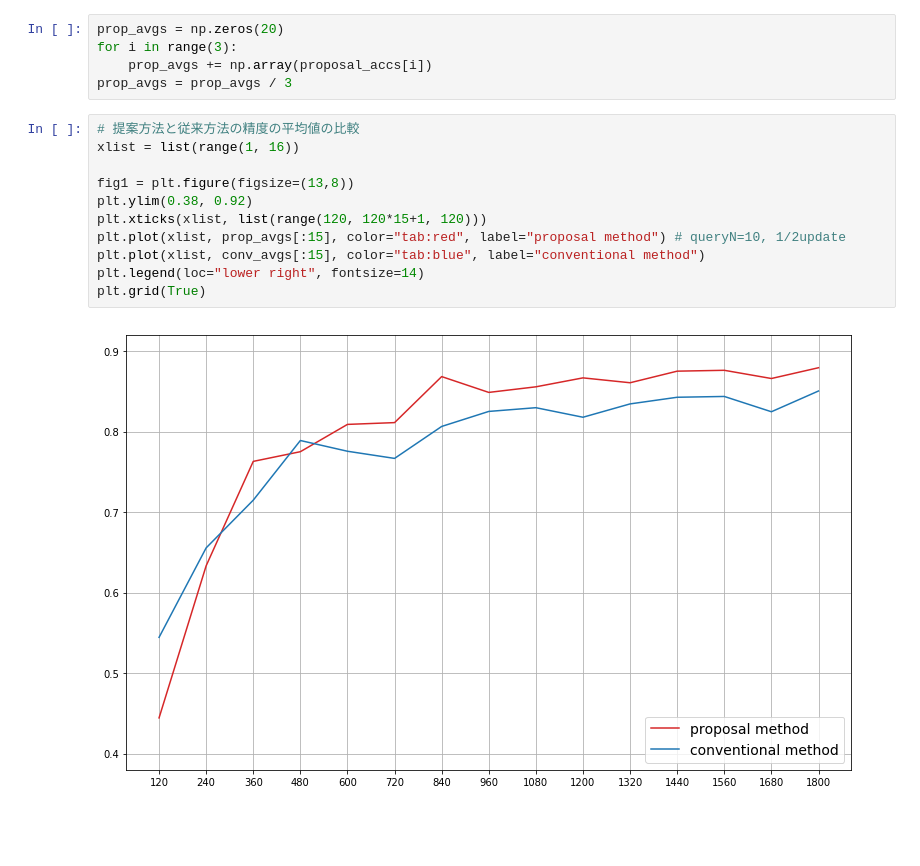
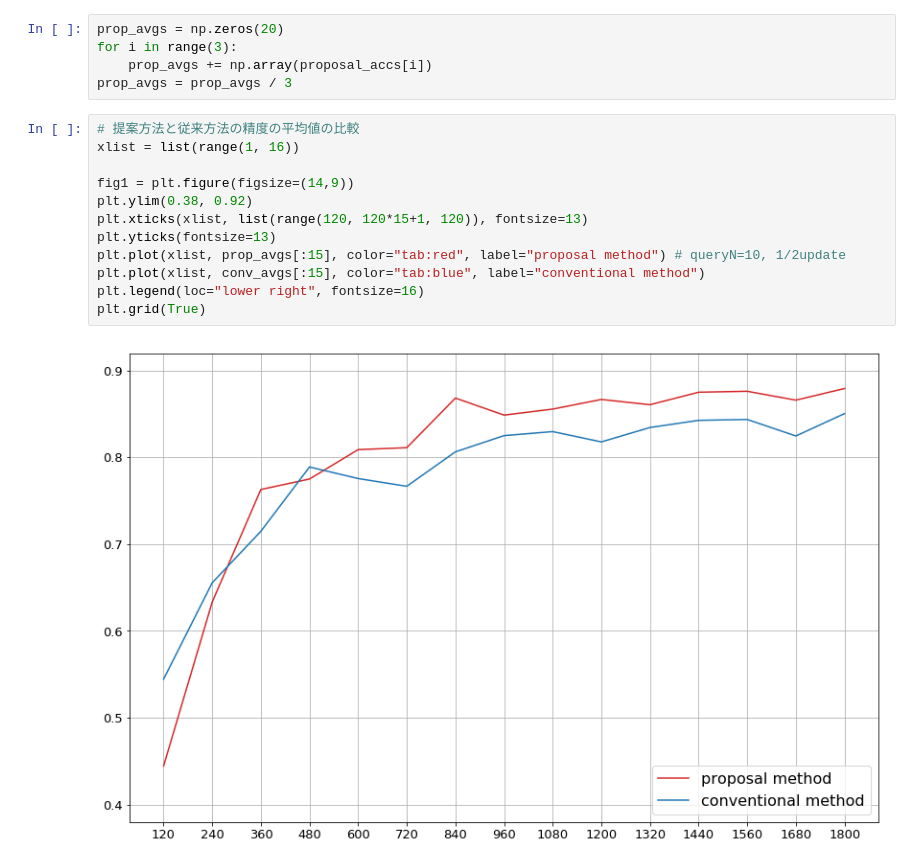
Before and after one commit to takitaki7474/m2-research-prototype, a Jupyter notebook: notebook/eval/eval7.ipynb, the cells around one changed output. Saved outputs shown, nothing was run; the diff lists cells and outputs as text; blank space fills up the shorter version.

Commit message:
Update figure

```diff
--- a/notebook/eval/eval7.ipynb
+++ b/notebook/eval/eval7.ipynb
@@ -70,13 +70,14 @@ prop_avgs = prop_avgs / 3
 # %%
 # 提案方法と従来方法の精度の平均値の比較
 xlist = list(range(1, 16))
 
-fig1 = plt.figure(figsize=(13,8))
+fig1 = plt.figure(figsize=(14,9))
 plt.ylim(0.38, 0.92)
-plt.xticks(xlist, list(range(120, 120*15+1, 120)))
+plt.xticks(xlist, list(range(120, 120*15+1, 120)), fontsize=13)
+plt.yticks(fontsize=13)
 plt.plot(xlist, prop_avgs[:15], color="tab:red", label="proposal method") # queryN=10, 1/2update
 plt.plot(xlist, conv_avgs[:15], color="tab:blue", label="conventional method")
-plt.legend(loc="lower right", fontsize=14)
+plt.legend(loc="lower right", fontsize=16)
 plt.grid(True)
 # %% [output]
-[figure, old version]
+[figure, new version]
```
Also changed, not shown: parts of 1 cell of this notebook.
